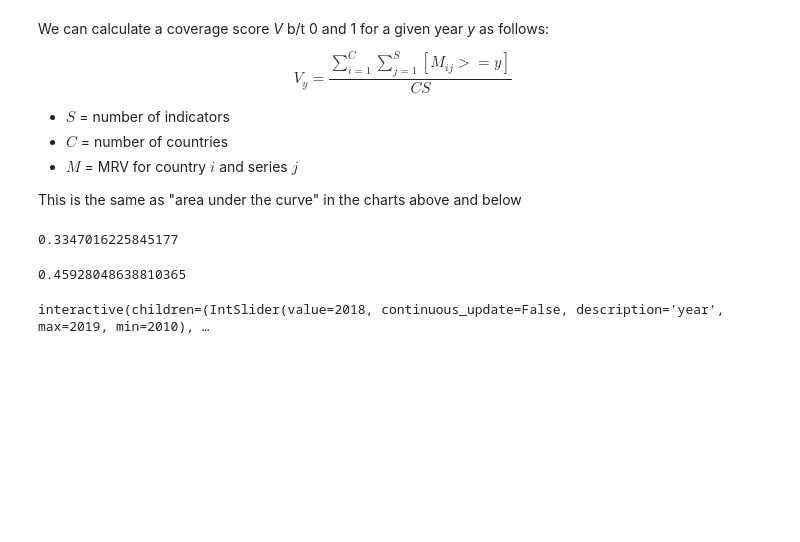
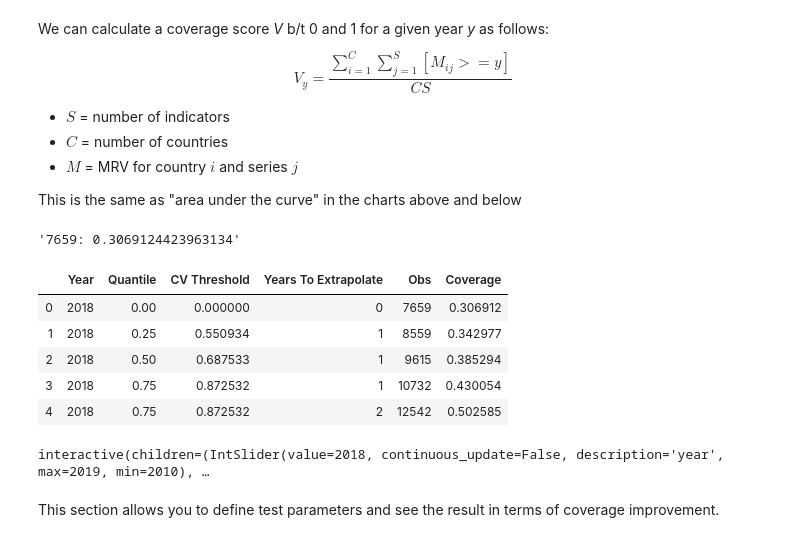
Before and after one commit to worldbank/ESG_gaps_research, a Jupyter notebook: python/coverage-analysis.ipynb, the cells around one changed output. Saved outputs shown, nothing was run; the diff lists cells and outputs as text; code cells hidden in the pictures; blank space fills up the shorter version.

```diff
--- a/python/coverage-analysis.ipynb
+++ b/python/coverage-analysis.ipynb
@@ -35,0 +63,12 @@ mrv.head()
+# %%
+def cv(s):
+    m = np.mean(s)
+    if m == 0:
+        return np.nan   # avoid div/0
+    elif len(s) == 1:
+        return np.inf      # return a CV value high enough that it will never be extrapolated
+
+    return np.std(s, ddof=1) / m
+
+cvs = data.pivot_table(index='indicatorID', columns='iso3c', values='value2', aggfunc=cv).sort_index(axis=1)
+'{} indicators, {} countries'.format(len(cvs.index), len(cvs.columns))
@@ -35,0 +77,6 @@ mrv.head()
+# %%
+# confirm we're consistent with the R tools by calculating quintiles
+flat_cvs = pd.melt(cvs)
+flat_cvs = flat_cvs[flat_cvs.value!=np.inf]
+qt = flat_cvs.quantile([0, 0.05, 0.1, 0.25, 0.5, 0.75, 0.9, 0.95, 1]).value
+qt.round(3)
@@ -89,21 +144,40 @@ $$V_y = \frac{\sum_{i=1}^C \sum_{j=1}^S \left[M_{ij}>=y\right]}{CS}$$
 
 This is the same as "area under the curve" in the charts above and below
 # %%
-
+# calculate baseline score for 2018
 year = 2018
-mrv.apply(lambda x: x>=year).to_numpy().sum()/(nIndicators * nCountries)
-# s = (mrv.apply(lambda x: x>=year).sum(axis=1)/nCountries)
-# s.where(s>=0.9).dropna()
+nYears = mrv.apply(lambda x: x>=year).to_numpy().sum()
+'{}: {}'.format(nYears, nYears/(nIndicators * nCountries))
 # %% [output]
-0.3347016225845177
+'7659: 0.3069124423963134'
 # %%
 # Here we calculate the effect of imputing the MRV ahead by a number of
 # years for any cv below a threshold
-cv_max = 0.5
-years_to_impute = 1
 
-test_mrv = mrv + cvs.applymap(lambda x: years_to_impute if x<=cv_max else 0)
-test_mrv.apply(lambda x: x>=year).to_numpy().sum()/(nIndicators * nCountries)
+def estimate_model_obs(year=2018, cv_max=0.5, years_to_extrapolate=1):
+
+    test_mrv = mrv + cvs.applymap(lambda x: years_to_extrapolate if x<=cv_max else 0)
+    return test_mrv.apply(lambda x: x>=year).to_numpy().sum()
+
+def estimate_model_impact(year=2018, cv_max=0.5, years_to_extrapolate=1):
+
+
+    return estimate_model_obs(year, cv_max, years_to_extrapolate)/(nIndicators * nCountries)
+
+examples = pd.DataFrame({'Year': [2018, 2018, 2018, 2018, 2018],
+                         'Quantile': [0, 0.25, 0.5, 0.75, 0.75],
+                         'CV Threshold': 0,
+                         'Years To Extrapolate': [0, 1, 1, 1, 2]})
+
+examples['CV Threshold'] = examples['Quantile'].apply(lambda x: qt[x])
+examples['Obs'] = examples.apply(lambda x: estimate_model_obs(x['Year'], x['CV Threshold'], x['Years To Extrapolate']), axis=1)
+examples['Coverage'] = examples.apply(lambda x: estimate_model_impact(x['Year'], x['CV Threshold'], x['Years To Extrapolate']), axis=1)
+examples
 # %% [output]
-0.45928048638810365
+|  | Year | Quantile | CV Threshold | Years To Extrapolate | Obs | Coverage |
+| 0 | 2018 | 0.00 | 0.000000 | 0 | 7659 | 0.306912 |
+| 1 | 2018 | 0.25 | 0.550934 | 1 | 8559 | 0.342977 |
+| 2 | 2018 | 0.50 | 0.687533 | 1 | 9615 | 0.385294 |
+| 3 | 2018 | 0.75 | 0.872532 | 1 | 10732 | 0.430054 |
+| 4 | 2018 | 0.75 | 0.872532 | 2 | 12542 | 0.502585 |
 # %%
@@ -152,3 +235,5 @@ interact(mrv_plot,
 print()
 # %% [output]
 interactive(children=(IntSlider(value=2018, continuous_update=False, description='year', max=2019, min=2010), …
+# %% [markdown]
+This section allows you to define test parameters and see the result in terms of coverage improvement.
```
Also changed, not shown: parts of 9 cells of this notebook, 1 other file.
